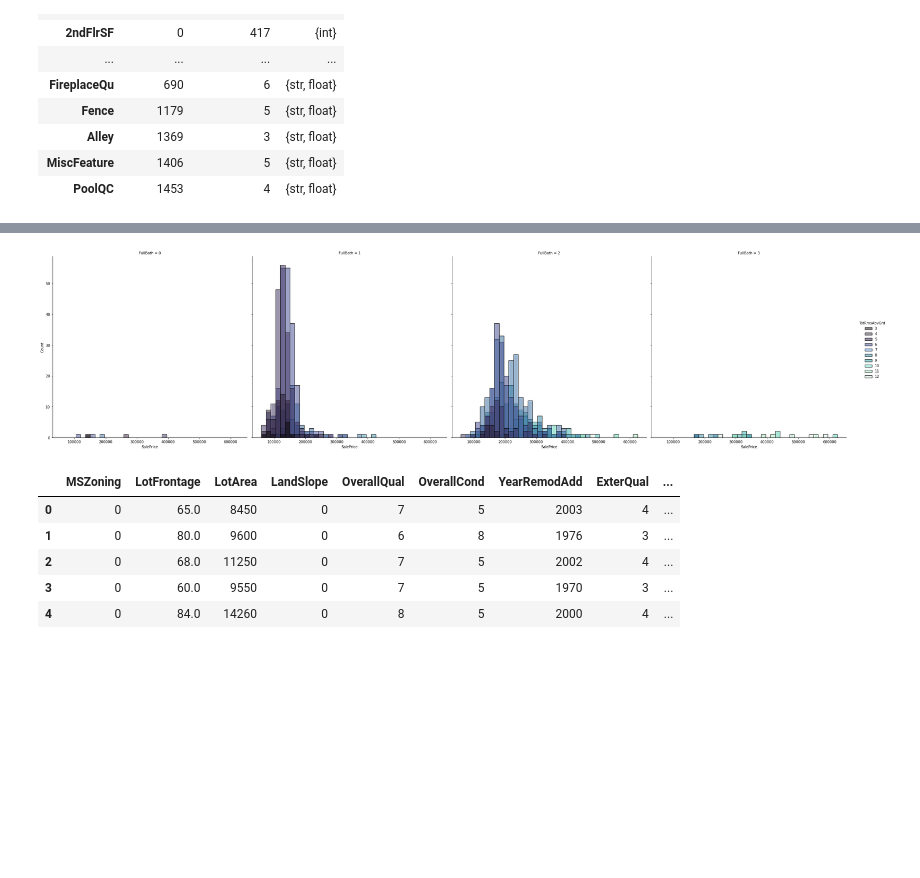
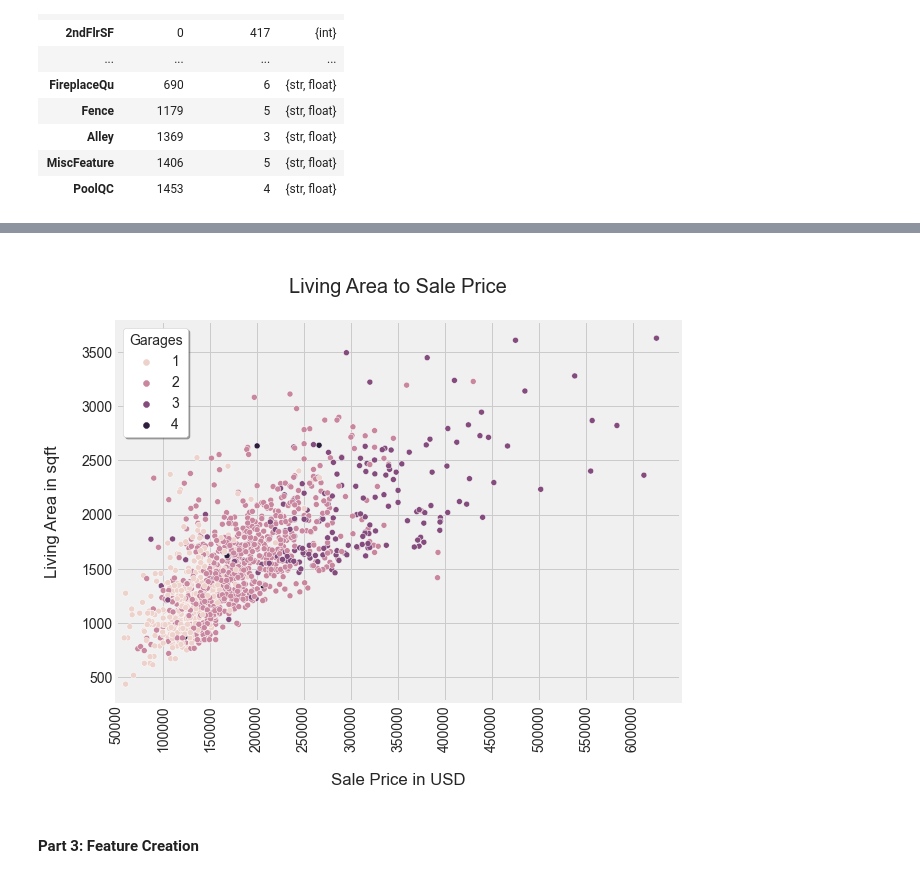
Before and after one commit to andygon83/AimesIAHousePriceKag, a Jupyter notebook: House Prices Prediction.ipynb, the cells around one changed output, grey strips where cells are left out. Drawn from its saved outputs; the diff is of its cells as text; code cells hidden in the pictures; blank space fills up the shorter version.

```diff
--- a/House Prices Prediction.ipynb
+++ b/House Prices Prediction.ipynb
@@ -7,3 +39,7 @@ pd.set_option("display.max_columns", None)
 # %%
-dftrain = pd.read_csv("../train.csv")
+# Loading training data
+
+dforigin = pd.read_csv("../train.csv")
+
+dftrain = dforigin
 # %%
@@ -209,0 +246,13 @@ plt.title('Bedrooms to Price relation and distribution', size=20, color='grey');
+# %%
+sns.set_style('whitegrid')
+dis = sns.displot(x='YearBuilt', data=dfviz, bins= len(dfviz['YearBuilt'].value_counts()),
+                  hue='MSZoning', hue_order=['FV', 'RL', 'RM', 'RH'], multiple='stack',
+                 palette='Paired')
+plt.ylabel('Houses Sold')
+plt.xlabel('Year Built')
+plt.title('\nHouses sold per year built\n', size=20)
+dis._legend.set_title('Zoning\nDensity')
+new_labels = ['Flt Vill', 'Light', 'Medium' , 'High']
+for t, l in zip(dis._legend.texts, new_labels): t.set_text(l)
+dis._legend.set_bbox_to_anchor([0.35,0.81])
+plt.show()
@@ -209,0 +261,8 @@ plt.title('Bedrooms to Price relation and distribution', size=20, color='grey');
+# %%
+plt.figure(figsize=(12,9))
+sns.set_style('ticks')
+neighswarm = sns.swarmplot(x='Neighborhood', y='YearBuilt', data=dfviz, size=1.5, palette='bright')
+plt.xticks(rotation='vertical')
+plt.title('\nDensity of construction by neighborhood over time\n', size=20)
+plt.ylabel('Year Built')
+plt.show()
@@ -210,5 +271,13 @@ plt.title('Bedrooms to Price relation and distribution', size=20, color='grey');
 # %%
-g = sns.displot(x='SalePrice', data = dfviz, hue='TotRmsAbvGrd', col='FullBath',
-            palette='mako', height=8);
+plt.figure(figsize=(9,7))
+plt.style.use('fivethirtyeight')
+scatter = sns.scatterplot(x='SalePrice', y='GrLivArea', data=dfviz, hue='GarageCars')
+plt.xticks(np.arange(0, max(dfviz.SalePrice)+1, 50000))
+plt.title('\nLiving Area to Sale Price\n', size=20)
+plt.ylabel('Living Area in sqft\n')
+plt.xlabel('\nSale Price in USD')
+plt.xticks(rotation='vertical')
+scatter.legend(title='Garages', shadow=True, facecolor='white')
+scatter.set_xlim(left=50000, right= 650000);
 # %% [output]
-[figure, old version]
+[figure, new version]
@@ -224,0 +284,2 @@ dfvali = dftrain
+# %% [markdown]
+#### Part 3: Feature Creation
@@ -319,9 +380,0 @@ dftrain.drop(['LotShape_Reg', 'LandContour_Lvl', 'LotConfig_Inside', 'nghood_Blu
-# %%
-dfvali.head()
-# %% [output]
-|  | MSZoning | LotFrontage | LotArea | LandSlope | OverallQual | OverallCond | YearRemodAdd | ExterQual | ... |
-| 0 | 0 | 65.0 | 8450 | 0 | 7 | 5 | 2003 | 4 | ... |
-| 1 | 0 | 80.0 | 9600 | 0 | 6 | 8 | 1976 | 3 | ... |
-| 2 | 0 | 68.0 | 11250 | 0 | 7 | 5 | 2002 | 4 | ... |
-| 3 | 0 | 60.0 | 9550 | 0 | 7 | 5 | 1970 | 3 | ... |
-| 4 | 0 | 84.0 | 14260 | 0 | 8 | 5 | 2000 | 4 | ... |
```
Also changed, not shown: parts of 35 cells of this notebook.
